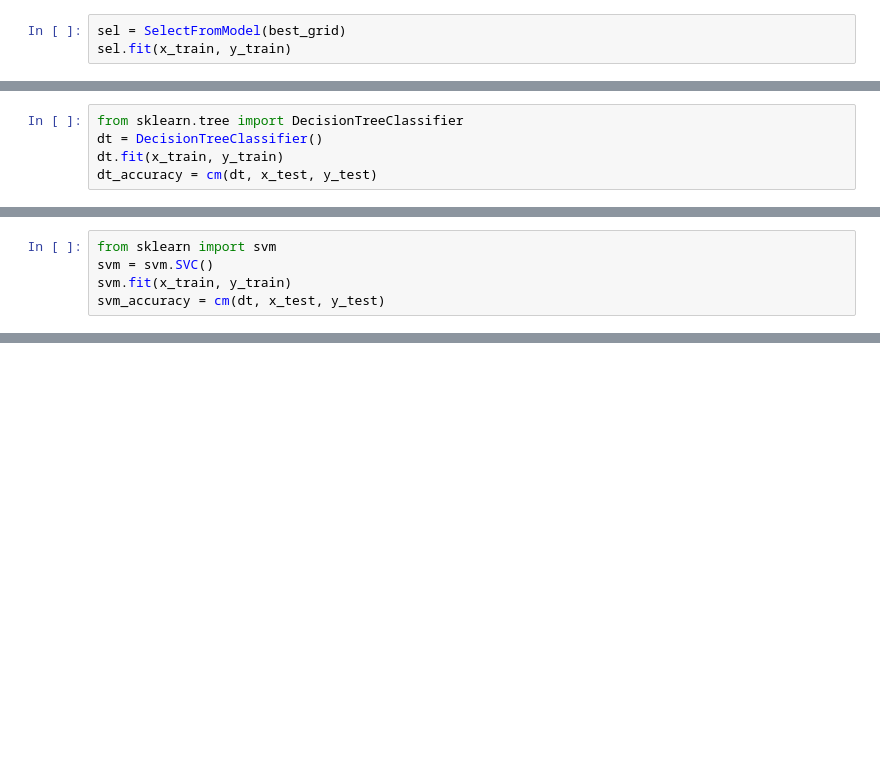
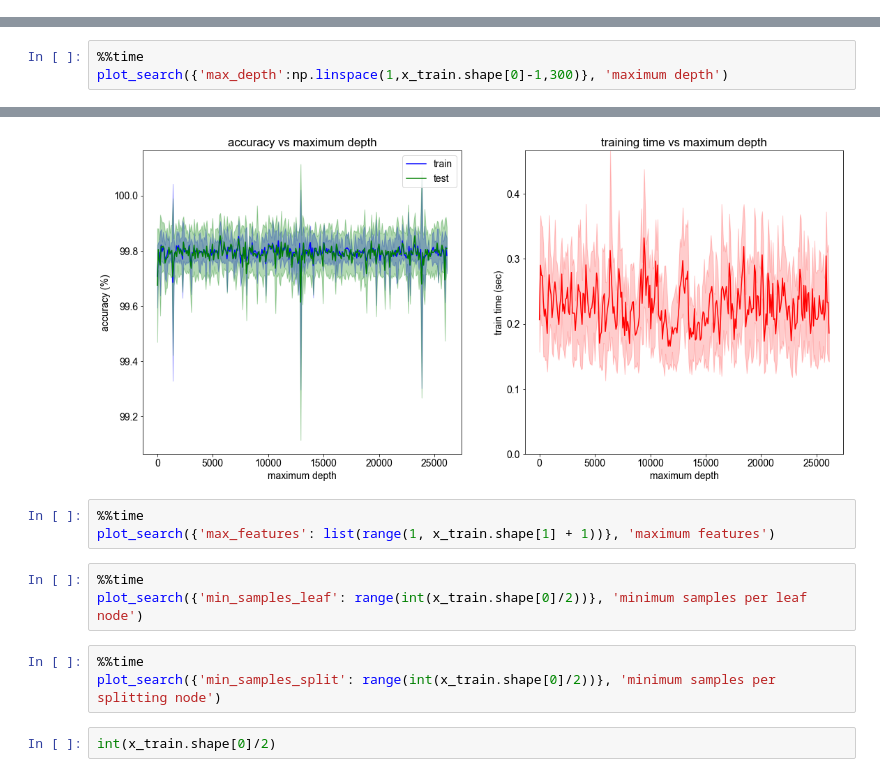
Before and after one commit to dewi-ekker/DNS_Tunnel_Detection_Interface, a Jupyter notebook: testing.ipynb, the cells around one changed output, grey strips where cells are left out. Saved outputs shown, nothing was run; the diff lists cells and outputs as text; blank space fills up the shorter version.

```diff
--- a/testing.ipynb
+++ b/testing.ipynb
@@ -188,3 +92,0 @@ Fitting 3 folds for each of 28 candidates, totalling 84 fits
-# %%
-sel = SelectFromModel(best_grid)
-sel.fit(x_train, y_train)
@@ -212,5 +92,0 @@ pd.Series(sel.estimator_.feature_importances_.ravel()).hist()
-# %%
-from sklearn.tree import DecisionTreeClassifier
-dt = DecisionTreeClassifier()
-dt.fit(x_train, y_train)
-dt_accuracy = cm(dt, x_test, y_test)
@@ -228,5 +92,0 @@ dt_accuracy = cm(dt, x_test, y_test)
-# %%
-from sklearn import svm
-svm = svm.SVC()
-svm.fit(x_train, y_train)
-svm_accuracy = cm(dt, x_test, y_test)
@@ -259,0 +99,4 @@ neigh_accuracy = cm(neigh, x_test, y_test)
+# %%
+%%time
+plot_search({'max_depth':np.linspace(1,x_train.shape[0]-1,300)}, 'maximum depth')
+# %% [output]
@@ -259,0 +104,12 @@ neigh_accuracy = cm(neigh, x_test, y_test)
+[figure, added]
+# %%
+%%time
+plot_search({'max_features': list(range(1, x_train.shape[1] + 1))}, 'maximum features')
+# %%
+%%time
+plot_search({'min_samples_leaf': range(int(x_train.shape[0]/2))}, 'minimum samples per leaf node')
+# %%
+%%time
+plot_search({'min_samples_split': range(int(x_train.shape[0]/2))}, 'minimum samples per splitting node')
+# %%
+int(x_train.shape[0]/2)
```
Also changed, not shown: parts of 27 cells of this notebook, 5 other files.
